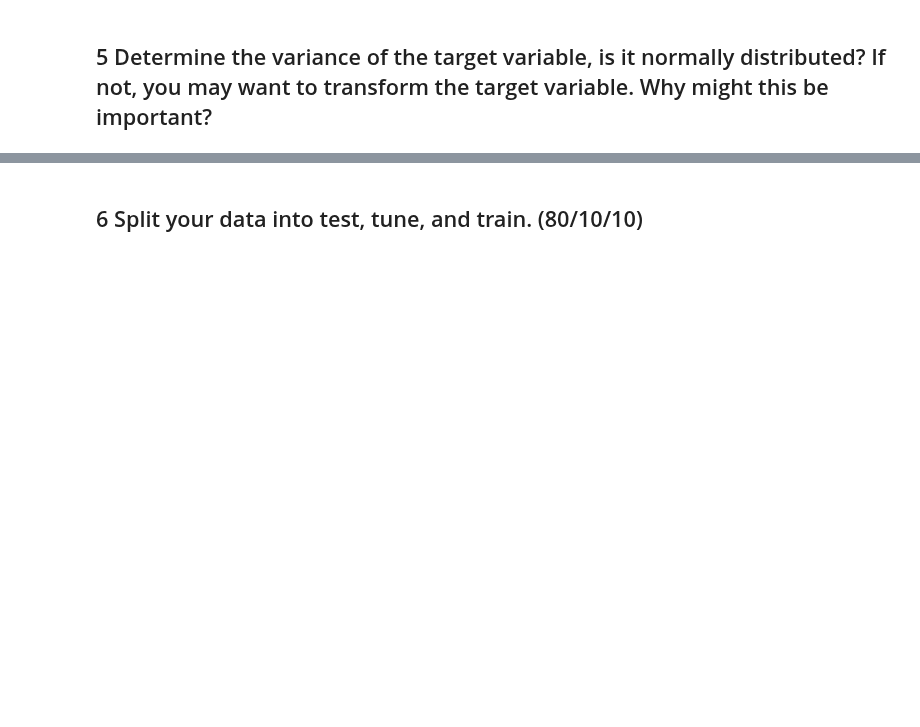
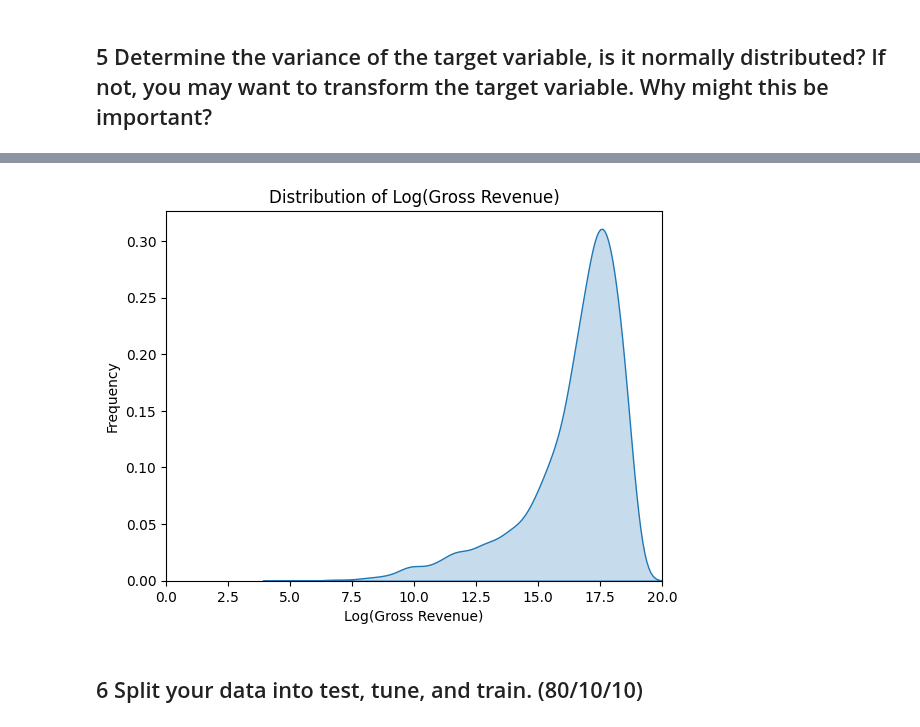
Before and after one commit to dylanlidailin/DS-3021, a Jupyter notebook: 09_DT_Regression/DT_Reg_Lab.ipynb, the cells around one changed output, grey strips where cells are left out. Saved outputs shown, nothing was run; the diff lists cells and outputs as text; code cells hidden in the pictures; blank space fills up the shorter version.

```diff
--- a/09_DT_Regression/DT_Reg_Lab.ipynb
+++ b/09_DT_Regression/DT_Reg_Lab.ipynb
@@ -226,2 +263,15 @@ Target variable variance:  4945253136156610.0
+# %%
+movie_metadata['Log_Gross'] = np.log(movie_metadata['gross'])
+# Drop gross revenue column
+movie_metadata = movie_metadata.drop(columns=['gross'])
+# Check the distribution of the target variable
+sns.kdeplot(movie_metadata, x ='Log_Gross', fill=True, common_norm=False)
+plt.title('Distribution of Log(Gross Revenue)')
+plt.xlabel('Log(Gross Revenue)')
+plt.ylabel('Frequency')
+plt.xlim(0, 20)
+plt.show()
+# %% [output]
+[figure, added]
 # %% [markdown]
 ## 6 Split your data into test, tune, and train. (80/10/10)
```
Also changed, not shown: parts of 26 cells of this notebook.
